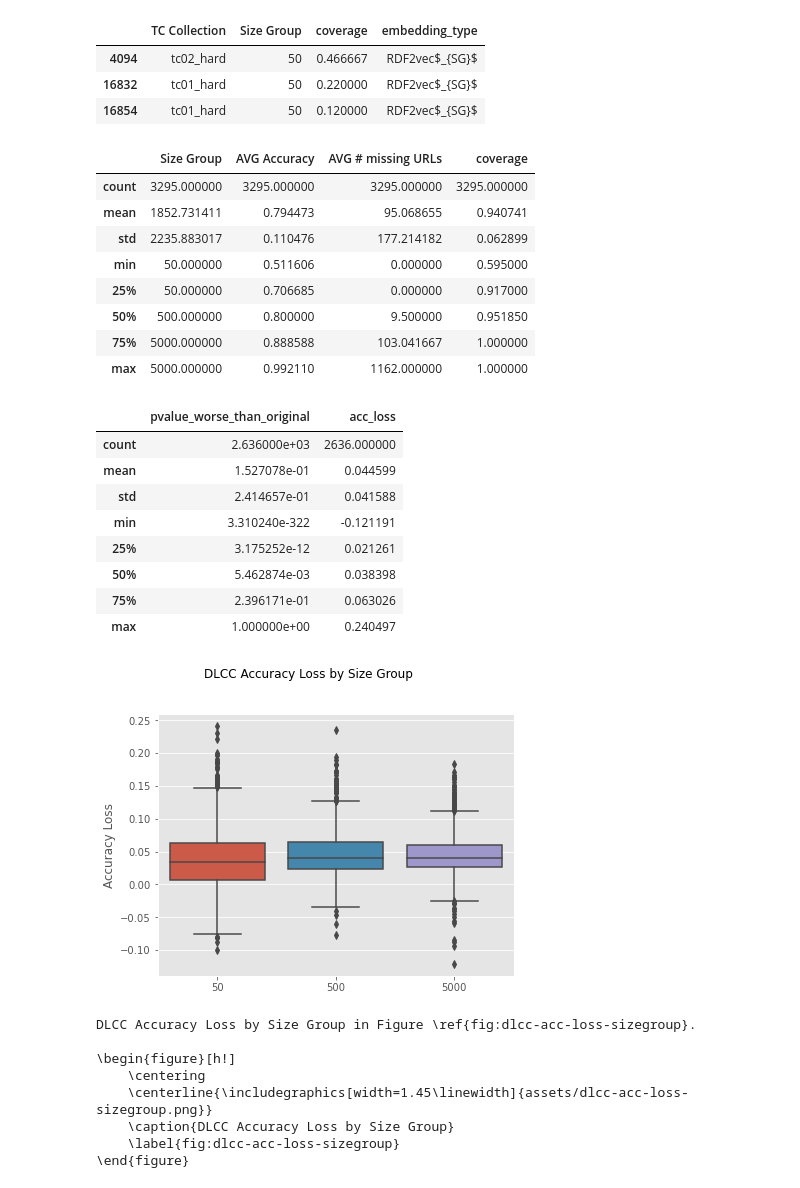
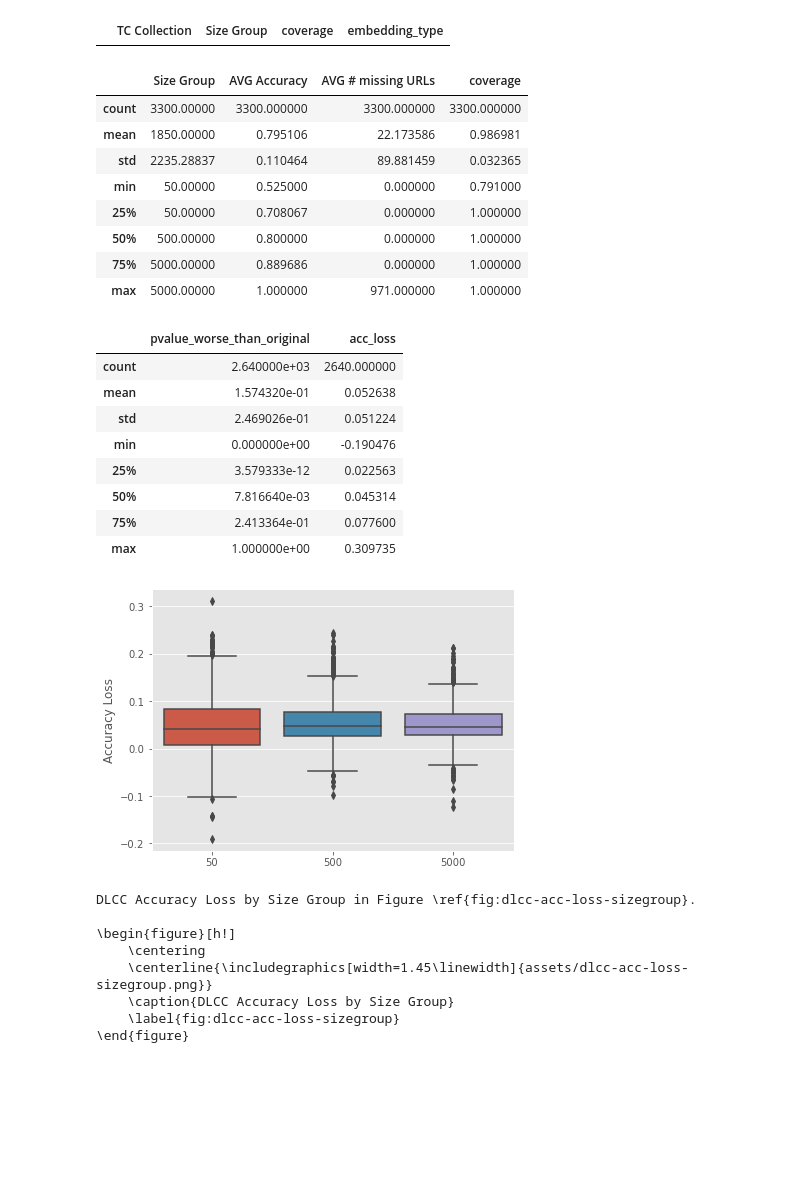
Before and after one commit to vitor-faria/kgembeddings-binarization, a Jupyter notebook: notebooks/analyze_dlcc.ipynb, the cells around one changed output. Saved outputs shown, nothing was run; the diff lists cells and outputs as text; code cells hidden in the pictures; blank space fills up the shorter version.

```diff
--- a/notebooks/analyze_dlcc.ipynb
+++ b/notebooks/analyze_dlcc.ipynb
@@ -2,7 +12,7 @@
 import pandas as pd
 from scipy.stats import binomtest
 # %%
-df = pd.read_csv("results/tc_collection_results.csv")
+df = pd.read_csv("results/tc_collection_results.csv", decimal=",")
 df.info()
 # %% [output]
 <class 'pandas.core.frame.DataFrame'>
@@ -64,11 +101,8 @@ print(df['embedding_variant'].unique())
 df[df["coverage"]<= 0.5][["TC Collection", "Size Group", "coverage", "embedding_type"]].drop_duplicates()
 # %% [output]
 |  | TC Collection | Size Group | coverage | embedding_type |
-| 4094 | tc02_hard | 50 | 0.466667 | RDF2vec$_{SG}$ |
-| 16832 | tc01_hard | 50 | 0.220000 | RDF2vec$_{SG}$ |
-| 16854 | tc01_hard | 50 | 0.120000 | RDF2vec$_{SG}$ |
 # %%
-df['rank'] = df[df['coverage']>=0.5].groupby(by=[
+df['rank'] = df[df['coverage']>=0].groupby(by=[
     'Vector Name',
     'TC Collection',
     'Size Group',
@@ -89,17 +123,16 @@ df_bestscores = df[df['rank']==1.0].drop(columns=['rank', 'Vector Path']).sort_v
 df_bestscores.describe()
 # %% [output]
 |  | Size Group | AVG Accuracy | AVG # missing URLs | coverage |
-| count | 3295.000000 | 3295.000000 | 3295.000000 | 3295.000000 |
-| mean | 1852.731411 | 0.794473 | 95.068655 | 0.940741 |
-| std | 2235.883017 | 0.110476 | 177.214182 | 0.062899 |
-| min | 50.000000 | 0.511606 | 0.000000 | 0.595000 |
-| 25% | 50.000000 | 0.706685 | 0.000000 | 0.917000 |
-| 50% | 500.000000 | 0.800000 | 9.500000 | 0.951850 |
-| 75% | 5000.000000 | 0.888588 | 103.041667 | 1.000000 |
-| max | 5000.000000 | 0.992110 | 1162.000000 | 1.000000 |
+| count | 3300.00000 | 3300.000000 | 3300.000000 | 3300.000000 |
+| mean | 1850.00000 | 0.795106 | 22.173586 | 0.986981 |
+| std | 2235.28837 | 0.110464 | 89.881459 | 0.032365 |
+| min | 50.00000 | 0.525000 | 0.000000 | 0.791000 |
+| 25% | 50.00000 | 0.708067 | 0.000000 | 1.000000 |
+| 50% | 500.00000 | 0.800000 | 0.000000 | 1.000000 |
+| 75% | 5000.00000 | 0.889686 | 0.000000 | 1.000000 |
+| max | 5000.00000 | 1.000000 | 971.000000 | 1.000000 |
 # %%
 def get_acc_loss(tc_collection, group_size, accuracy, embedding_type):
-#     successes = round(group_size * accuracy)
     p = df_bestscores[
         (df_bestscores["TC Collection"]==tc_collection)
         & (df_bestscores["Size Group"]==group_size)
@@ -107,11 +140,16 @@ def get_acc_loss(tc_collection, group_size, accuracy, embedding_type):
         & (df_bestscores["embedding_variant"]=="original-200")
     ]["AVG Accuracy"].iloc[0]
 
-    return p - accuracy
+    return (p - accuracy)/p
 
 def calculate_pvalue(tc_collection, group_size, accuracy, embedding_type):
     successes = round(group_size * accuracy)
-    p = get_acc_loss(tc_collection, group_size, accuracy, embedding_type) + accuracy
+    p = df_bestscores[
+        (df_bestscores["TC Collection"]==tc_collection)
+        & (df_bestscores["Size Group"]==group_size)
+        & (df_bestscores["embedding_type"]==embedding_type)
+        & (df_bestscores["embedding_variant"]=="original-200")
+    ]["AVG Accuracy"].iloc[0]
 
     return binomtest(successes, group_size, p, alternative='less').pvalue
 
@@ -141,14 +179,14 @@ df_bestscores["not_worse_than_original"] = df_bestscores["pvalue_worse_than_orig
 df_bestscores[["pvalue_worse_than_original", "acc_loss"]].describe()
 # %% [output]
 |  | pvalue_worse_than_original | acc_loss |
-| count | 2.636000e+03 | 2636.000000 |
-| mean | 1.527078e-01 | 0.044599 |
-| std | 2.414657e-01 | 0.041588 |
-| min | 3.310240e-322 | -0.121191 |
-| 25% | 3.175252e-12 | 0.021261 |
-| 50% | 5.462874e-03 | 0.038398 |
-| 75% | 2.396171e-01 | 0.063026 |
-| max | 1.000000e+00 | 0.240497 |
+| count | 2.640000e+03 | 2640.000000 |
+| mean | 1.574320e-01 | 0.052638 |
+| std | 2.469026e-01 | 0.051224 |
+| min | 0.000000e+00 | -0.190476 |
+| 25% | 3.579333e-12 | 0.022563 |
+| 50% | 7.816640e-03 | 0.045314 |
+| 75% | 2.413364e-01 | 0.077600 |
+| max | 1.000000e+00 | 0.309735 |
 # %%
 df_bestscores["TC Collection"] = df_bestscores["TC Collection"].str.replace("_", "-")
 # %%
@@ -158,29 +196,29 @@ plt.style.use('ggplot')
 # %%
 g = sns.catplot(
     data=df_bestscores[df_bestscores["embedding_variant"]!="original-200"],
     x="Size Group",
     y="acc_loss",
     kind="box",
     aspect=1.2,
 )
 
 g.set_axis_labels("", "Accuracy Loss")
 g.fig.subplots_adjust(top=0.85)
-g.fig.suptitle('DLCC Accuracy Loss by Size Group')
+# g.fig.suptitle('DLCC Accuracy Loss by Size Group')
 
 plt.savefig("assets/dlcc-acc-loss-sizegroup.png")
 
 plt.show()
 
 print("DLCC Accuracy Loss by Size Group in Figure \\ref{fig:dlcc-acc-loss-sizegroup}.\n")
 print("\\begin{figure}[h!]")
 print("    \centering")
 print("    \centerline{\includegraphics[width=1.45\linewidth]{assets/dlcc-acc-loss-sizegroup.png}}")
 print("    \caption{DLCC Accuracy Loss by Size Group}")
 print("    \label{fig:dlcc-acc-loss-sizegroup}")
 print("\end{figure}")
 # %% [output]
-[figure, old version]
+[figure, new version]
 DLCC Accuracy Loss by Size Group in Figure \ref{fig:dlcc-acc-loss-sizegroup}.
 
 \begin{figure}[h!]
```
Also changed, not shown: parts of 18 cells of this notebook, 8 other files.
